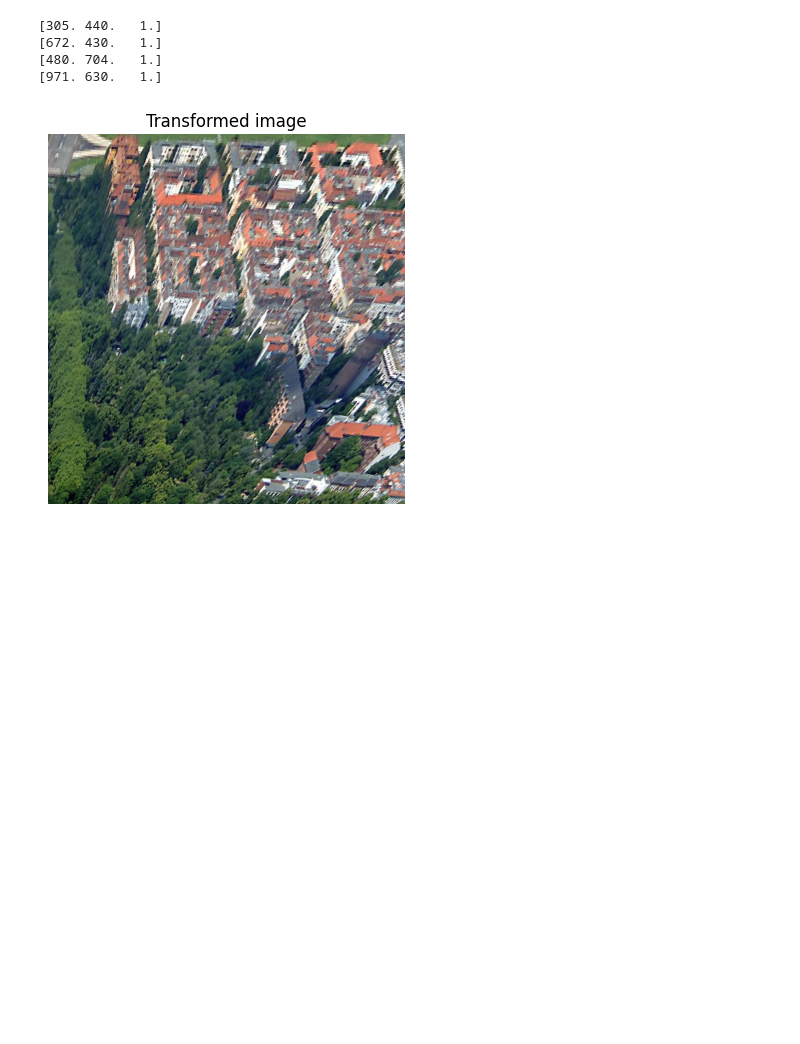
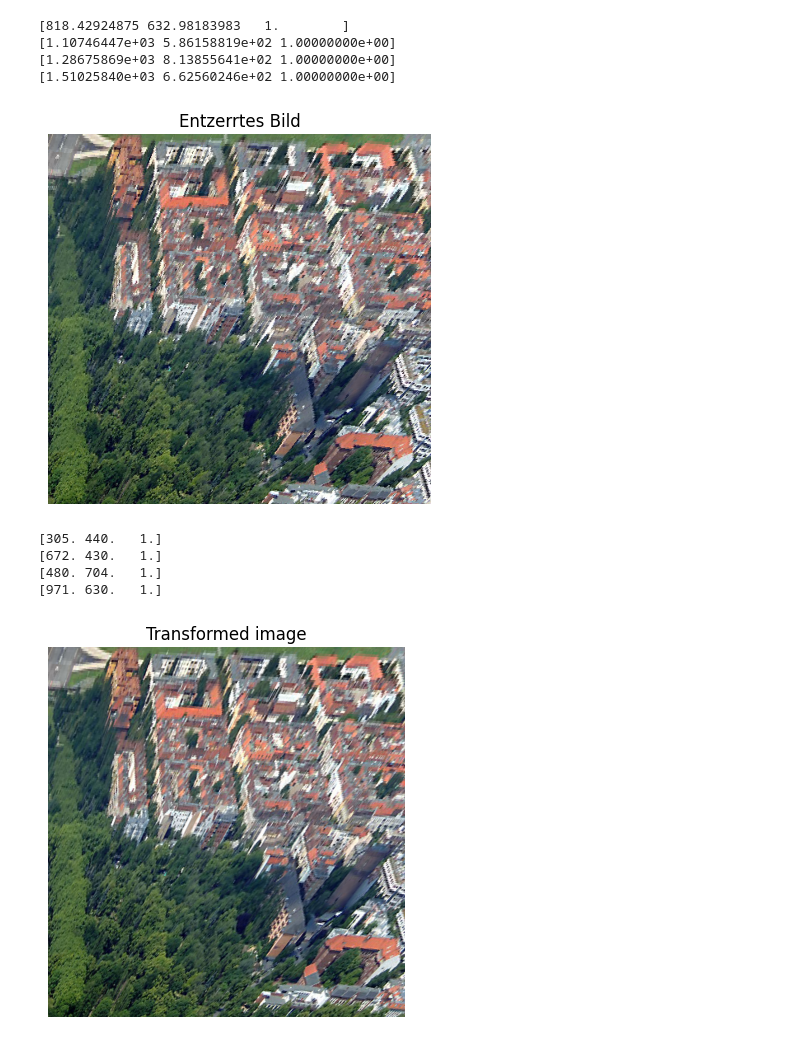
Before and after one commit to hanschi02/CV, a Jupyter notebook: cv2.ipynb, the cells around one changed output. Saved outputs shown, nothing was run; the diff lists cells and outputs as text; code cells hidden in the pictures; blank space fills up the shorter version.

```diff
--- a/cv2.ipynb
+++ b/cv2.ipynb
@@ -54,12 +103,20 @@ def apply_projective_transformation(image_path, control_points, destination_poin
 # %%
 def main():
     control_points = [[305, 440], [672, 430], [480, 704], [971, 630]]
     destination_points = [[0,0], [449, 0], [0, 465], [449, 465]]
 
     apply_projective_transformation('schraegbild_tempelhof.jpg', destination_points, control_points)
 
+    projective_equalization('schraegbild_tempelhof.jpg', destination_points, control_points, (449, 465))
+
 if __name__ == '__main__':
     main()
+# %% [output]
+[818.42924875 632.98183983   1.        ]
+[1.10746447e+03 5.86158819e+02 1.00000000e+00]
+[1.28675869e+03 8.13855641e+02 1.00000000e+00]
+[1.51025840e+03 6.62560246e+02 1.00000000e+00]
+[figure, added]
 # %%
 # %% [output]
 [305. 440.   1.]
```
Also changed, not shown: parts of 1 cell of this notebook.
